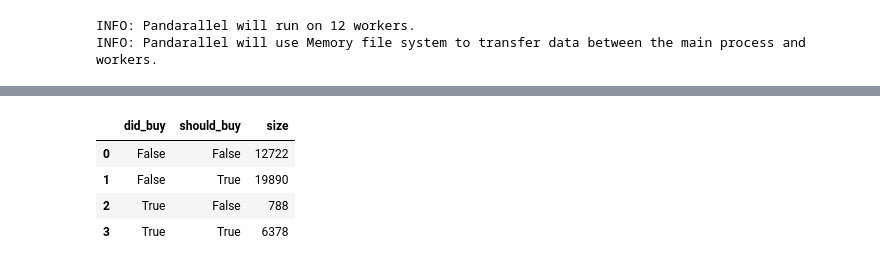
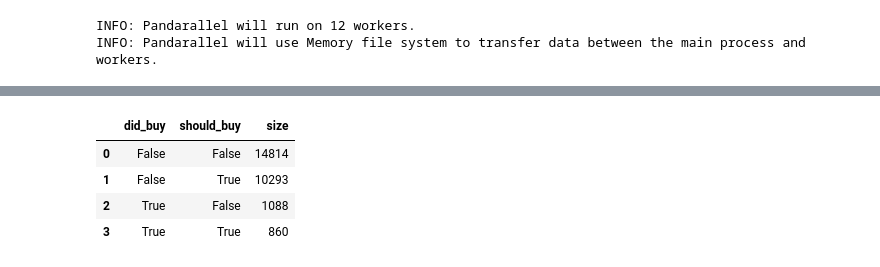
Before and after one commit to daneisburgh/invaas, a Jupyter notebook: notebooks/options-historical-test5.ipynb, the cells around one changed output, grey strips where cells are left out. Cells and saved outputs as stored; diff of their text form; code cells hidden in the pictures.

```diff
--- a/notebooks/options-historical-test5.ipynb
+++ b/notebooks/options-historical-test5.ipynb
@@ -488,13 +566,11 @@ See the caveats in the documentation: https://pandas.pydata.org/pandas-docs/stab
 # df_options = df_options.join(df_options_filtered[["probability_of_profit", "probability_of_profit_error"]], how="left")
 # df_options
 # %%
-# df_options["ask_pct_diff"] = (df_options.max_ask - df_options.ask) / df_options.ask
-# df_options.describe().astype(str)
+df_options["max_ask_pct"] = (df_options.max_ask - df_options.ask) / df_options.ask
+df_options["min_ask_pct"] = (df_options.min_ask - df_options.ask) / df_options.ask
+df_options["max_before_min"] = df_options.max_ask_index < df_options.min_ask_index
+df_options["in_the_money"] = ((df_options.option_type == "call") & (df_options.strike < df_options.underlying_last)) | (
+    (df_options.option_type == "put") & (df_options.strike > df_options.underlying_last)
+)
 
-# df_options_filtered["max_ask_pct_diff"] = (
-#     df_options_filtered.max_ask - df_options_filtered.ask
-# ) / df_options_filtered.ask
-# df_options_filtered["min_ask_pct_diff"] = (
-#     df_options_filtered.min_ask - df_options_filtered.ask
-# ) / df_options_filtered.ask
-# df_options_filtered.describe().astype(str)
+df_options.describe(include="all").astype(str)
@@ -513,6 +647,39 @@ See the caveats in the documentation: https://pandas.pydata.org/pandas-docs/stab
 # df_options.groupby(["did_buy", "should_buy"], as_index=False).size()
 # # df_options.loc[df_options.did_buy].groupby(["quote_unixtime", "did_buy", "should_buy"], as_index=False).size()
 
+min_dte = periods
+max_dte = 50
+# min_dte = 30  # BEST RESULT
+# max_dte = 90  # BEST RESULT
+max_ask = 1
+# min_ask = max_ask / 10
+min_ask = 0.2
+min_volume = 100
+# max_strike_distance_pct = 0.1
+min_strike_distance_pct = 0.1
+target_profit = 1.2
+
+df_options["should_buy"] = (
+    df_options.max_before_min
+    & (df_options.max_ask > (df_options.ask * target_profit))
+    & (df_options.min_ask < (df_options.ask * (2 - target_profit)))
+)
+df_options_filtered = df_options.loc[
+    # (df_options.fear_greed_index_max.notnull())
+    (~df_options.in_the_money)
+    & (df_options.bid > 0)
+    & (df_options.ask > 0)
+    # & (df_options.ask < max_ask)
+    & (df_options.ask > min_ask)
+    & (df_options.volume > min_volume)
+    # & (df_options.strike_distance_pct < max_strike_distance_pct)
+    & (df_options.strike_distance_pct > min_strike_distance_pct)
+    & (df_options.days_to_expire > min_dte)
+    & (df_options.days_to_expire < max_dte)
+]
+
+df_options_filtered.dropna(subset=["max_ask", "min_ask"], inplace=True)
+
 min_fear_greed_index_threshold = 30
 max_fear_greed_index_threshold = 70
 max_diff = 0
@@ -520,21 +687,29 @@ max_diff = 0
 df_options_filtered["did_buy"] = (
     (df_options_filtered.option_type == "call")
     & (
-        (df_options_filtered.fear_greed_index < min_fear_greed_index_threshold)
+        # (df_options_filtered.fear_greed_index < min_fear_greed_index_threshold)
         # | (
-        #     # (df_options_filtered.fear_greed_index >= min_fear_greed_index_threshold)
-        #     # & (df_options_filtered.fear_greed_index <= max_fear_greed_index_threshold)
-        #     (df_options_filtered.fear_greed_index <= (df_options_filtered.fear_greed_index_min - max_diff))
+        #     (df_options_filtered.fear_greed_index > 60)
+        #     (df_options_filtered.fear_greed_index >= min_fear_greed_index_threshold)
+        #     (df_options_filtered.fear_greed_index <= max_fear_greed_index_threshold)
+        #     (
+        (df_options_filtered.fear_greed_index >= (df_options_filtered.fear_greed_index_max - max_diff))
+        # (df_options_filtered.fear_greed_index <= (df_options_filtered.fear_greed_index_min + max_diff))
+        #     )
         # )
     )
 ) | (
     (df_options_filtered.option_type == "put")
     & (
-        (df_options_filtered.fear_greed_index > max_fear_greed_index_threshold)
+        # (df_options_filtered.fear_greed_index > max_fear_greed_index_threshold)
         # | (
-        #     # (df_options_filtered.fear_greed_index >= min_fear_greed_index_threshold)
-        #     # & (df_options_filtered.fear_greed_index <= max_fear_greed_index_threshold)
-        #     (df_options_filtered.fear_greed_index >= (df_options_filtered.fear_greed_index_max - max_diff))
+        #     (df_options_filtered.fear_greed_index >= min_fear_greed_index_threshold)
+        #     & (df_options_filtered.fear_greed_index < 40)
+        #     & (df_options_filtered.fear_greed_index <= max_fear_greed_index_threshold)
+        #     (
+        # (df_options_filtered.fear_greed_index >= (df_options_filtered.fear_greed_index_max - max_diff))
+        (df_options_filtered.fear_greed_index <= (df_options_filtered.fear_greed_index_min + max_diff))
+        #     )
         # )
     )
 )
@@ -542,7 +717,6 @@ df_options_filtered["did_buy"] = (
 # df_options_filtered["did_buy"] = (
 #     (df_options_filtered.fear_greed_index == df_options_filtered.fear_greed_index_min)
 # ) | ((df_options_filtered.fear_greed_index == df_options_filtered.fear_greed_index_max))
-df_options_filtered["should_buy"] = df_options_filtered.max_ask > (df_options_filtered.ask * target_profit)
 # df_options_filtered["should_buy"] = df_options_filtered.max_ask >= (df_options_filtered.ask * 0.5)
 # df_options_filtered["should_buy"] = df_options_filtered.max_ask_pct_diff > 0
 
@@ -553,6 +727,7 @@ total_gains = (
 ).sum()
 # total_gains = (df_options_filtered.loc[df_options_filtered.did_buy & df_options_filtered.should_buy].ask * (0.5) * 100).sum()
 
+# max_loss = -0.1
 max_loss = -1 if (1 - target_profit) < -1 else (1 - target_profit)
 total_losses = (
     df_options_filtered.loc[df_options_filtered.did_buy & (~df_options_filtered.should_buy)].ask * max_loss * 100
@@ -560,6 +735,16 @@ total_losses = (
 print(f"Total gains: ${total_gains:.2f}")
 print(f"Total losses: ${total_losses:.2f}")
 print(f"Total profit: ${total_gains + total_losses:.2f}")
-df_options_filtered.groupby(["did_buy", "should_buy"], as_index=False).size()
+df_options_filtered_grouped_size = df_options_filtered.groupby(["did_buy", "should_buy"], as_index=False).size()
 # df_options.loc[df_options.did_buy].groupby(["quote_unixtime", "did_buy", "should_buy"], as_index=False).size()
+
+did_buy_and_should_buy = df_options_filtered_grouped_size.loc[
+    df_options_filtered_grouped_size.did_buy & df_options_filtered_grouped_size.should_buy
+].iloc[0]["size"]
+did_buy_and_should_not_buy = df_options_filtered_grouped_size.loc[
+    df_options_filtered_grouped_size.did_buy & ~df_options_filtered_grouped_size.should_buy
+].iloc[0]["size"]
+print(f"Accuracy: {did_buy_and_should_buy/(did_buy_and_should_buy+did_buy_and_should_not_buy)*100:.2f}%")
+
+df_options_filtered_grouped_size
 # %% [output]
@@ -579,5 +764,5 @@ See the caveats in the documentation: https://pandas.pydata.org/pandas-docs/stab
 |  | did_buy | should_buy | size |
-| 0 | False | False | 12722 |
-| 1 | False | True | 19890 |
-| 2 | True | False | 788 |
-| 3 | True | True | 6378 |
+| 0 | False | False | 14814 |
+| 1 | False | True | 10293 |
+| 2 | True | False | 1088 |
+| 3 | True | True | 860 |
```
Also changed, not shown: parts of 21 cells of this notebook, 6 other files.
